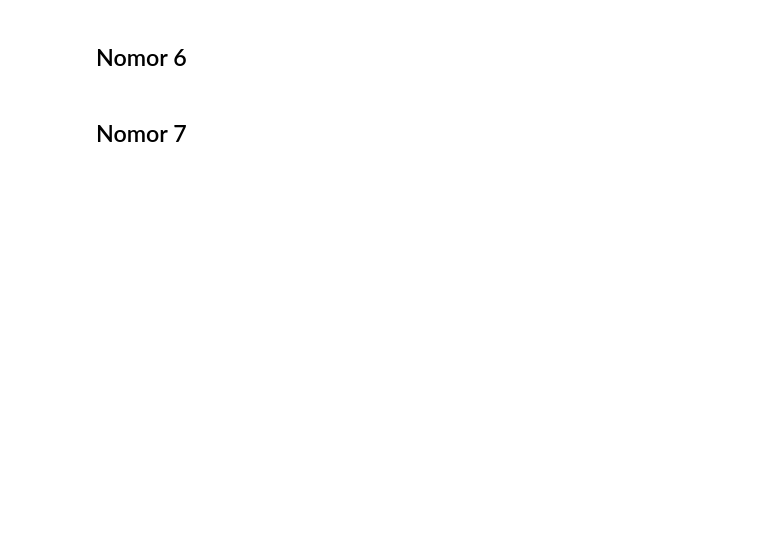
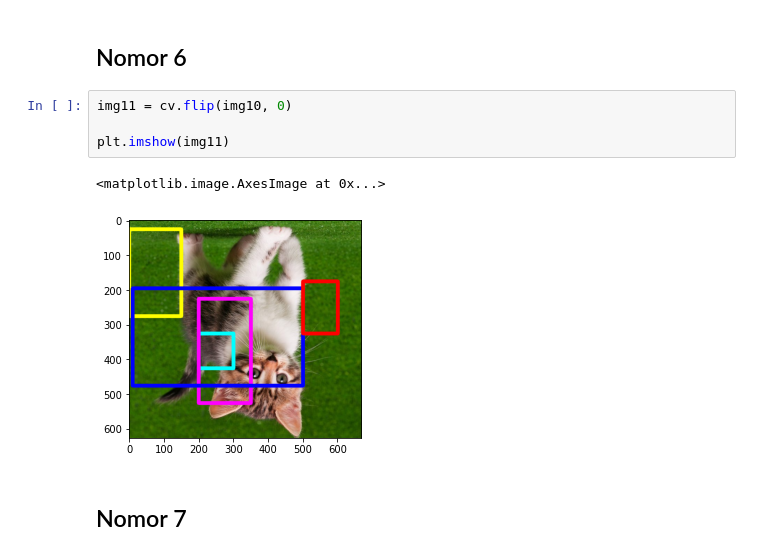
Before and after one commit to AchmadWibawa/PCVK, a Jupyter notebook: Week2.ipynb, the cells around one changed output. Cells and saved outputs as stored; diff of their text form; blank space fills up the shorter version.

```diff
--- a/Week2.ipynb
+++ b/Week2.ipynb
@@ -200,4 +224,11 @@ plt.imshow(img9)
 # %% [markdown]
 ## Nomor 6
+# %%
+img11 = cv.flip(img10, 0)
+
+plt.imshow(img11)
+# %% [output]
+<matplotlib.image.AxesImage at 0x...>
+[figure, added]
 # %% [markdown]
 ## Nomor 7
```
Also changed, not shown: parts of 4 cells of this notebook.
